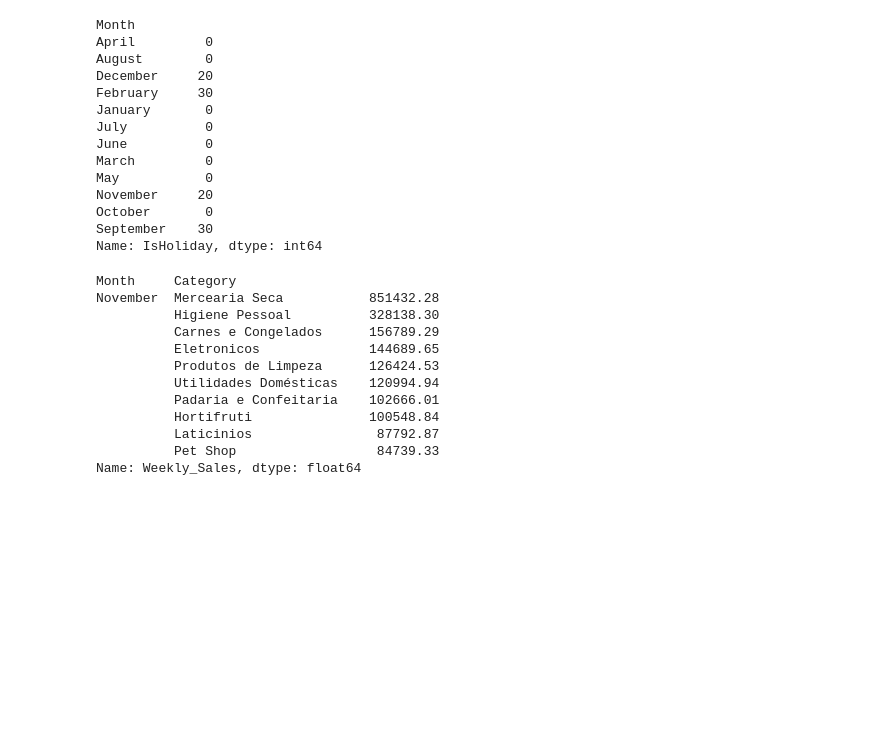
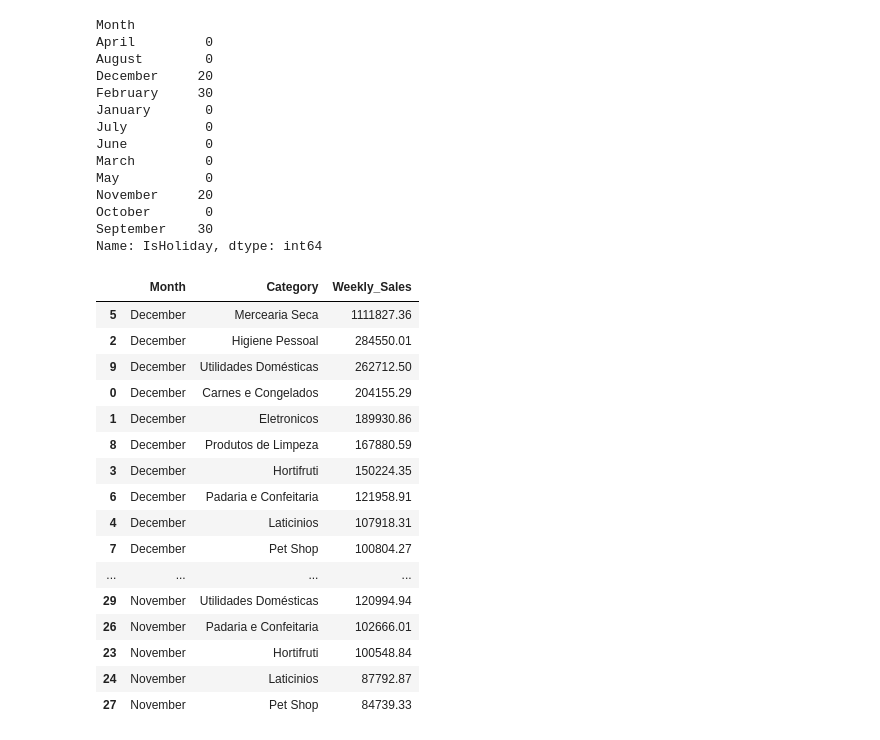
Before and after one commit to AlexanderCoelh/Projeto-Walmart, a Jupyter notebook: projeto_sales_walmart.ipynb, the cells around one changed output. Drawn from its saved outputs; the diff is of its cells as text; code cells hidden in the pictures; blank space fills up the shorter version.

Commit message:
Ajuste na análise de categoria dos meses

```diff
--- a/projeto_sales_walmart.ipynb
+++ b/projeto_sales_walmart.ipynb
@@ -15,7 +15,7 @@ Note: you may need to restart the kernel to use updated packages.
 import pandas as pd
 import numpy as np
 # %%
-df = pd.read_csv("train.csv")
+df = pd.read_csv("dataset_sales_walmart.csv")
 # %% [markdown]
 Observando o dataframe correspondente da base de dados do Walmart
 # %%
@@ -392,19 +391,35 @@ October       0
 September    30
 Name: IsHoliday, dtype: int64
 # %%
-df_loja_3_filtrado = df_loja_3_dept[df_loja_3_dept['Month'].isin(['November'])]
+# Análise das categorias mais vendidas comparando os dois meses com maior média de vendas
+# e o mês com a menor média.
 
-df_loja_3_filtrado.groupby(['Month', 'Category'])['Weekly_Sales'].sum().sort_values(ascending=False)
+df_loja_3_filtrado = df_loja_3_dept[df_loja_3_dept['Month'].isin(['July', 'November', 'December'])]
+
+df_comparacao = (
+    df_loja_3_filtrado
+    .groupby(['Month', 'Category'])['Weekly_Sales']
+    .sum()
+    .reset_index()
+    .sort_values(['Month', 'Weekly_Sales'], ascending=[True, False])
+)
+
+df_comparacao
 # %% [output]
-Month     Category
-November  Mercearia Seca           851432.28
-          Higiene Pessoal          328138.30
-          Carnes e Congelados      156789.29
-          Eletronicos              144689.65
-          Produtos de Limpeza      126424.53
-          Utilidades Domésticas    120994.94
-          Padaria e Confeitaria    102666.01
-          Hortifruti               100548.84
-          Laticinios                87792.87
-          Pet Shop                  84739.33
-Name: Weekly_Sales, dtype: float64
+|  | Month | Category | Weekly_Sales |
+| 5 | December | Mercearia Seca | 1111827.36 |
+| 2 | December | Higiene Pessoal | 284550.01 |
+| 9 | December | Utilidades Domésticas | 262712.50 |
+| 0 | December | Carnes e Congelados | 204155.29 |
+| 1 | December | Eletronicos | 189930.86 |
+| 8 | December | Produtos de Limpeza | 167880.59 |
+| 3 | December | Hortifruti | 150224.35 |
+| 6 | December | Padaria e Confeitaria | 121958.91 |
+| 4 | December | Laticinios | 107918.31 |
+| 7 | December | Pet Shop | 100804.27 |
+| ... | ... | ... | ... |
+| 29 | November | Utilidades Domésticas | 120994.94 |
+| 26 | November | Padaria e Confeitaria | 102666.01 |
+| 23 | November | Hortifruti | 100548.84 |
+| 24 | November | Laticinios | 87792.87 |
+| 27 | November | Pet Shop | 84739.33 |
```
Also changed, not shown: parts of 1 cell of this notebook.
